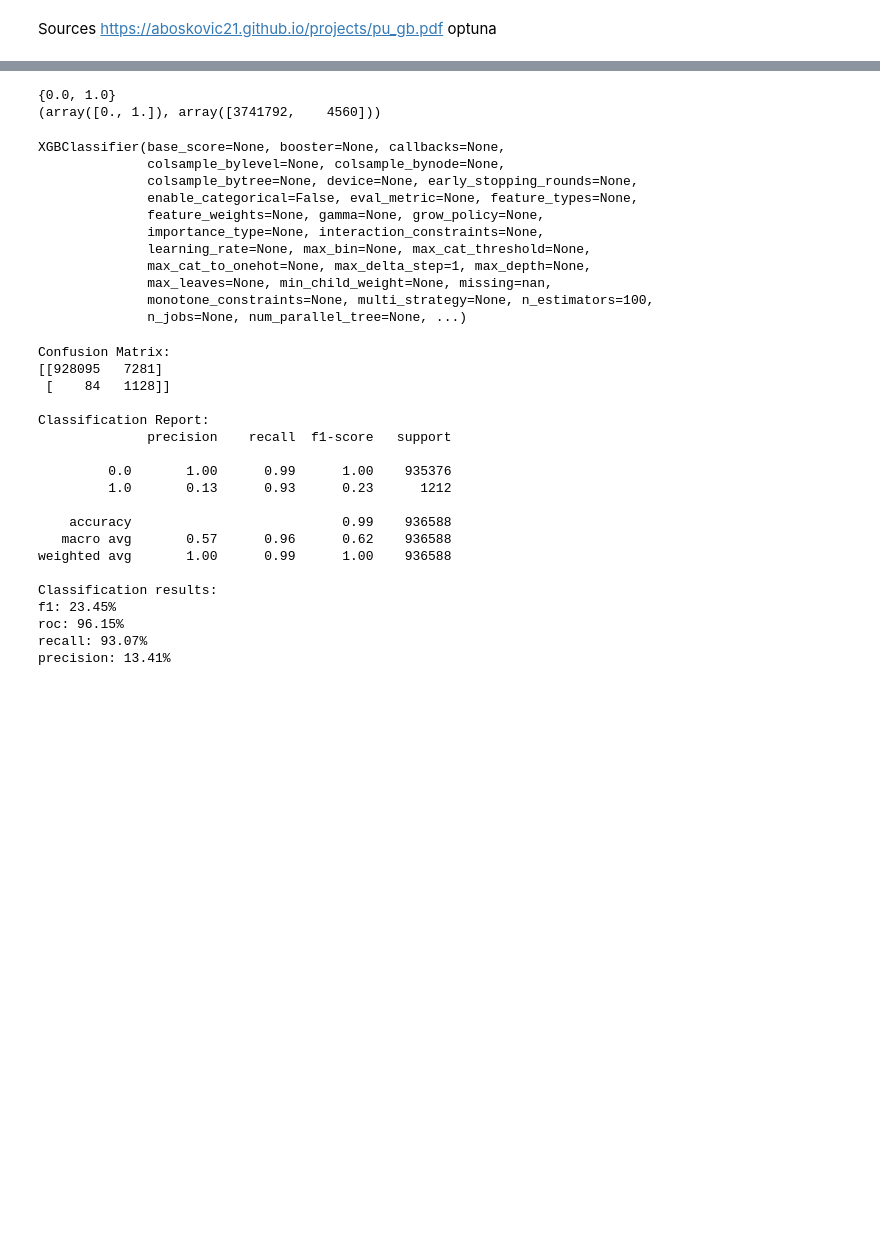
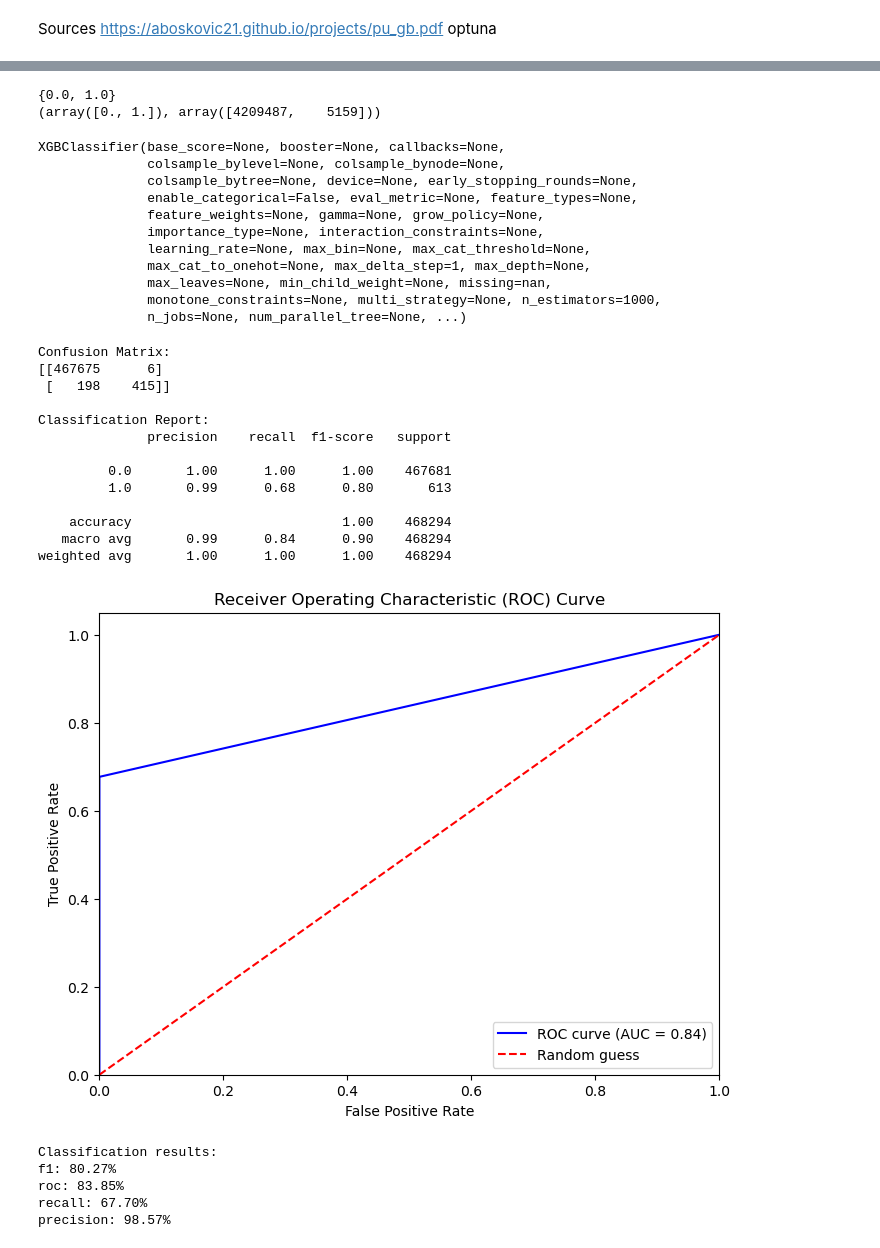
Before and after one commit to SanderGeurts/ML_2025_2026_Jesper_Anna_Sander, a Jupyter notebook: sander_oefenen.ipynb, the cells around one changed output, grey strips where cells are left out. Drawn from its saved outputs; the diff is of its cells as text; code cells hidden in the pictures; blank space fills up the shorter version.

```diff
--- a/sander_oefenen.ipynb
+++ b/sander_oefenen.ipynb
@@ -85,13 +86,14 @@ y_data = full_data['species']
 print(set(y_data))
 
 
-x_train, x_test, y_train, y_test = train_test_split(x_data, y_data, test_size=0.2, random_state=7)
+
+x_train, x_test, y_train, y_test = train_test_split(x_data, y_data, test_size=0.1, random_state=7)
 print(np.unique(y_train, return_counts=True))
 
 # Settings we train the xgbclassifier with, the options we pass to the xgbclassifier are the hyperparameters we want to optimise.
-pos_class_weight = len(training_data_bkg['inv_mass']) / len(training_data_FD['inv_mass'])
+pos_class_weight = 12
 model = xgb.XGBClassifier(
-    n_estimators=100,
+    n_estimators=1000,
     objective='binary:logistic',
     scale_pos_weight=pos_class_weight,
     max_delta_step=1,
@@ -100,7 +102,7 @@ model = xgb.XGBClassifier(
 model.fit(x_train, y_train)
 # %% [output]
 {0.0, 1.0}
-(array([0., 1.]), array([3741792,    4560]))
+(array([0., 1.]), array([4209487,    5159]))
 XGBClassifier(base_score=None, booster=None, callbacks=None,
               colsample_bylevel=None, colsample_bynode=None,
               colsample_bytree=None, device=None, early_stopping_rounds=None,
@@ -110,53 +112,66 @@ XGBClassifier(base_score=None, booster=None, callbacks=None,
               learning_rate=None, max_bin=None, max_cat_threshold=None,
               max_cat_to_onehot=None, max_delta_step=1, max_depth=None,
               max_leaves=None, min_child_weight=None, missing=nan,
-              monotone_constraints=None, multi_strategy=None, n_estimators=100,
+              monotone_constraints=None, multi_strategy=None, n_estimators=1000,
               n_jobs=None, num_parallel_tree=None, ...)
 # %%
 from sklearn.metrics import recall_score, precision_score, roc_auc_score, accuracy_score, f1_score
+from sklearn.metrics import roc_curve, auc
 from sklearn.metrics import confusion_matrix, classification_report
 # Define a function to evaluate the results
 def evaluate_results(y_test, y_predict):
     print('Classification results:')
     f1 = f1_score(y_test, y_predict)
     print("f1: %.2f%%" % (f1 * 100.0))
     roc = roc_auc_score(y_test, y_predict)
     print("roc: %.2f%%" % (roc * 100.0))
     rec = recall_score(y_test, y_predict, average='binary')
     print("recall: %.2f%%" % (rec * 100.0))
     prc = precision_score(y_test, y_predict, average='binary')
     print("precision: %.2f%%" % (prc * 100.0))
 
 # Evaluate the model
 predictions = model.predict(x_test)
 print("Confusion Matrix:")
 print(confusion_matrix(y_test, predictions))
 print("\nClassification Report:")
 print(classification_report(y_test, predictions))
 
 # Make predictions on the testing set and evaluate the results
 y_predict = model.predict(x_test)
+fpr, tpr, thresholds = roc_curve(y_test, y_predict)
+roc_auc = auc(fpr, tpr)
+plt.figure(figsize=(8, 6))
+plt.plot(fpr, tpr, color='blue', label=f'ROC curve (AUC = {roc_auc:.2f})')
+plt.plot([0, 1], [0, 1], color='red', linestyle='--', label='Random guess')
+plt.xlim([0.0, 1.0])
+plt.ylim([0.0, 1.05])
+plt.xlabel('False Positive Rate')
+plt.ylabel('True Positive Rate')
+plt.title('Receiver Operating Characteristic (ROC) Curve')
+plt.legend(loc="lower right")
+plt.show()
 evaluate_results(y_test, y_predict)
 # %% [output]
 Confusion Matrix:
-[[928095   7281]
- [    84   1128]]
+[[467675      6]
+ [   198    415]]
 
 Classification Report:
               precision    recall  f1-score   support
 
-         0.0       1.00      0.99      1.00    935376
-         1.0       0.13      0.93      0.23      1212
+         0.0       1.00      1.00      1.00    467681
+         1.0       0.99      0.68      0.80       613
 
-    accuracy                           0.99    936588
-   macro avg       0.57      0.96      0.62    936588
-weighted avg       1.00      0.99      1.00    936588
-
-Classification results:
-f1: 23.45%
-roc: 96.15%
-recall: 93.07%
-precision: 13.41%
+    accuracy                           1.00    468294
+   macro avg       0.99      0.84      0.90    468294
+weighted avg       1.00      1.00      1.00    468294
+[figure, added]
+Classification results:
+f1: 80.27%
+roc: 83.85%
+recall: 67.70%
+precision: 98.57%
 # %%
 import optuna
 # Define an objective function. This will find how good the model is performing, based on different hyperparameters.
```
Also changed, not shown: parts of 4 cells of this notebook.
